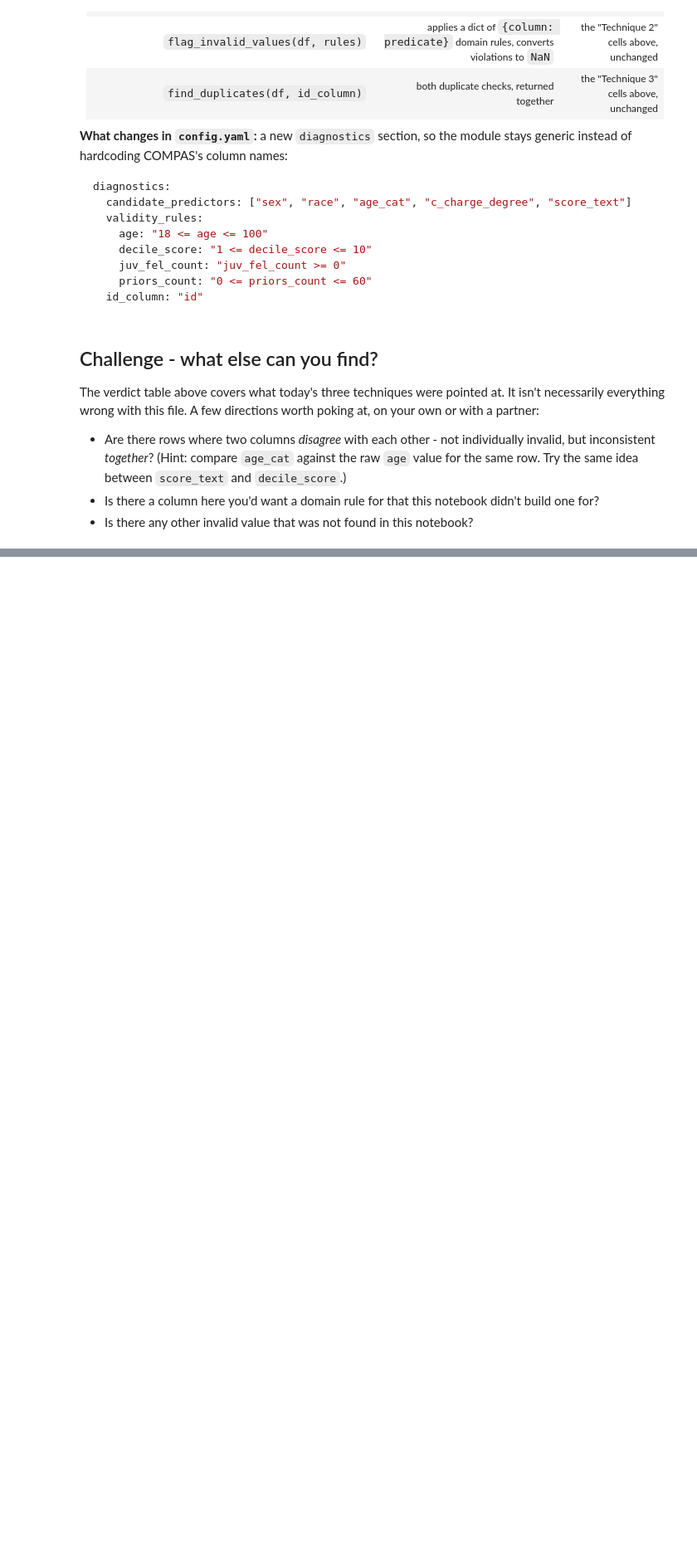
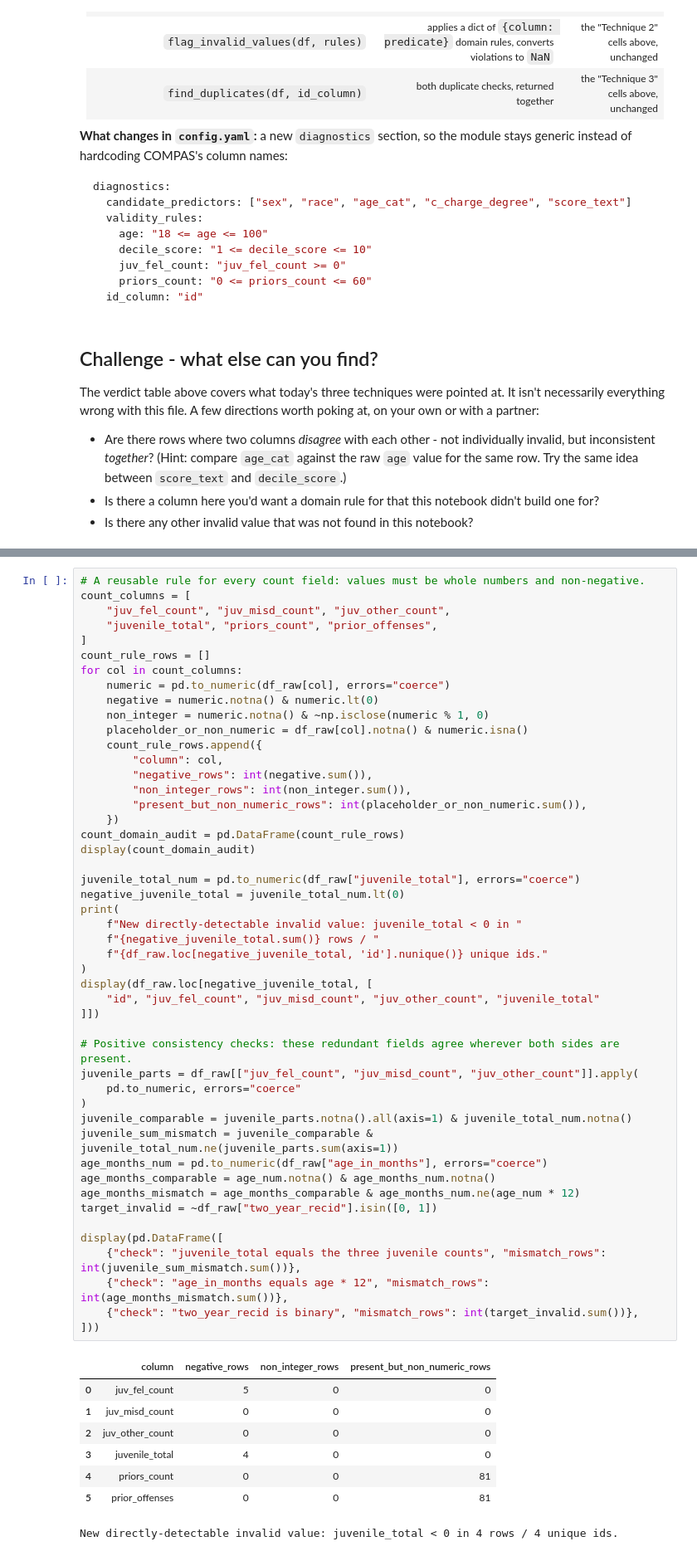
Before and after one commit to brunophenriques/ETAI-Pipeline, a Jupyter notebook: notebooks/week3/01_eda_introduction.ipynb, the cells around one changed output, grey strips where cells are left out. Shown at 83% size. Drawn from its saved outputs; the diff is of its cells as text; blank space fills up the shorter version.

```diff
--- a/notebooks/week3/01_eda_introduction.ipynb
+++ b/notebooks/week3/01_eda_introduction.ipynb
@@ -714,0 +805,57 @@ The verdict table above covers what today's three techniques were pointed at. It
+# %%
+# A reusable rule for every count field: values must be whole numbers and non-negative.
+count_columns = [
+    "juv_fel_count", "juv_misd_count", "juv_other_count",
+    "juvenile_total", "priors_count", "prior_offenses",
+]
+count_rule_rows = []
+for col in count_columns:
+    numeric = pd.to_numeric(df_raw[col], errors="coerce")
+    negative = numeric.notna() & numeric.lt(0)
+    non_integer = numeric.notna() & ~np.isclose(numeric % 1, 0)
+    placeholder_or_non_numeric = df_raw[col].notna() & numeric.isna()
+    count_rule_rows.append({
+        "column": col,
+        "negative_rows": int(negative.sum()),
+        "non_integer_rows": int(non_integer.sum()),
+        "present_but_non_numeric_rows": int(placeholder_or_non_numeric.sum()),
+    })
+count_domain_audit = pd.DataFrame(count_rule_rows)
+display(count_domain_audit)
+
+juvenile_total_num = pd.to_numeric(df_raw["juvenile_total"], errors="coerce")
+negative_juvenile_total = juvenile_total_num.lt(0)
+print(
+    f"New directly-detectable invalid value: juvenile_total < 0 in "
+    f"{negative_juvenile_total.sum()} rows / "
+    f"{df_raw.loc[negative_juvenile_total, 'id'].nunique()} unique ids."
+)
+display(df_raw.loc[negative_juvenile_total, [
+    "id", "juv_fel_count", "juv_misd_count", "juv_other_count", "juvenile_total"
+]])
+
+# Positive consistency checks: these redundant fields agree wherever both sides are present.
+juvenile_parts = df_raw[["juv_fel_count", "juv_misd_count", "juv_other_count"]].apply(
+    pd.to_numeric, errors="coerce"
+)
+juvenile_comparable = juvenile_parts.notna().all(axis=1) & juvenile_total_num.notna()
+juvenile_sum_mismatch = juvenile_comparable & juvenile_total_num.ne(juvenile_parts.sum(axis=1))
+age_months_num = pd.to_numeric(df_raw["age_in_months"], errors="coerce")
+age_months_comparable = age_num.notna() & age_months_num.notna()
+age_months_mismatch = age_months_comparable & age_months_num.ne(age_num * 12)
+target_invalid = ~df_raw["two_year_recid"].isin([0, 1])
+
+display(pd.DataFrame([
+    {"check": "juvenile_total equals the three juvenile counts", "mismatch_rows": int(juvenile_sum_mismatch.sum())},
+    {"check": "age_in_months equals age * 12", "mismatch_rows": int(age_months_mismatch.sum())},
+    {"check": "two_year_recid is binary", "mismatch_rows": int(target_invalid.sum())},
+]))
+# %% [output]
+|  | column | negative_rows | non_integer_rows | present_but_non_numeric_rows |
+| 0 | juv_fel_count | 5 | 0 | 0 |
+| 1 | juv_misd_count | 0 | 0 | 0 |
+| 2 | juv_other_count | 0 | 0 | 0 |
+| 3 | juvenile_total | 4 | 0 | 0 |
+| 4 | priors_count | 0 | 0 | 81 |
+| 5 | prior_offenses | 0 | 0 | 81 |
+New directly-detectable invalid value: juvenile_total < 0 in 4 rows / 4 unique ids.
```
Also changed, not shown: parts of 8 cells of this notebook, 1 other file.
